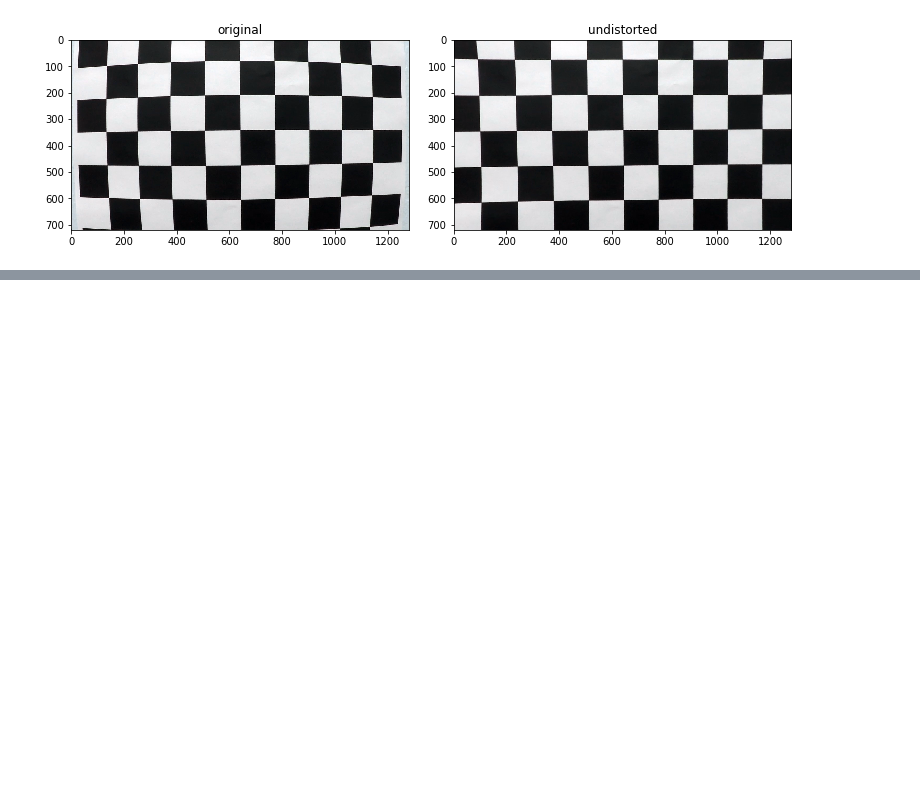
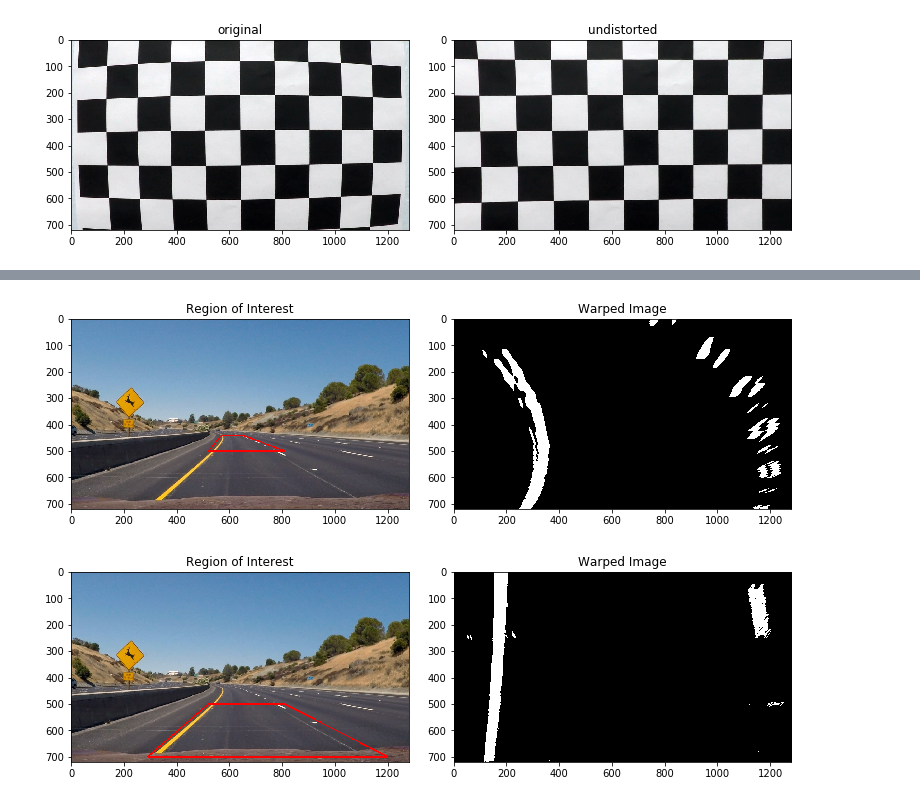
Before and after one commit to adreena/carnd-adv-lane-lines, a Jupyter notebook: project4.ipynb, the cells around one changed output, grey strips where cells are left out. Drawn from its saved outputs; the diff is of its cells as text; code cells hidden in the pictures; blank space fills up the shorter version.

```diff
--- a/project4.ipynb
+++ b/project4.ipynb
@@ -191,16 +198,30 @@ def display_region(original_img , gray_img, src_vertices):
     cv2.polylines(img_copy,[pts],True,(255,0,0), thickness=3)
     return img_copy
 # %%
+test_img = mpimage.imread('test_images/test2.jpg')
+img_size = [combined_binary.shape[0],combined_binary.shape[1]]
+src_vertices =[[570,440],[650,440],[810,500],[520,500]]
+offset = 200
+dst_vertices = [[offset,offset],[img_size[1]-1,offset],[img_size[1]-1,img_size[0]-1],[offset,img_size[0]-1]]
+
+img_region = display_region(test_img,combined_binary,src_vertices)
+warped_img, M = get_perspective_transformation(combined_binary,src_vertices,dst_vertices)
+side2side_plotter([[img_region,'Region of Interest'],[warped_img,'Warped Image']])
+
 # test region & warp
-# test_img = mpimage.imread('test_images/test2.jpg')
-# img_size = [combined_binary.shape[0],combined_binary.shape[1]]
-# src_vertices =[[550,450],[700,450],[1200,700],[300,700]]
-# offset = 200
-# dst_vertices = [[offset,offset],[img_size[1]-1,offset],[img_size[1]-1,img_size[0]-1],[offset,img_size[0]-1]]
+test_img = mpimage.imread('test_images/test2.jpg')
+img_size = [combined_binary.shape[0],combined_binary.shape[1]]
+# src_vertices =[[570,440],[690,440],[1200,700],[290,700]]
+src_vertices =[[520,500],[810,500],[1200,700],[290,700]]
+offset = 100
+dst_vertices = [[offset,offset],[img_size[1]-1,offset],[img_size[1]-1,img_size[0]-1],[offset,img_size[0]-1]]
 
-# img_region = display_region(test_img,combined_binary,src_vertices)
-# warped_img, M = get_perspective_transformation(combined_binary,src_vertices,dst_vertices)
-# side2side_plotter([[img_region,'Region of Interest'],[warped_img,'Warped Image']])
+img_region = display_region(test_img,combined_binary,src_vertices)
+warped_img, M = get_perspective_transformation(combined_binary,src_vertices,dst_vertices)
+side2side_plotter([[img_region,'Region of Interest'],[warped_img,'Warped Image']])
+# %% [output]
+[figure, added]
+[figure, added]
 # %%
 # step 5
 # histogram | convolve
```
Also changed, not shown: parts of 14 cells of this notebook, 4 other files.
